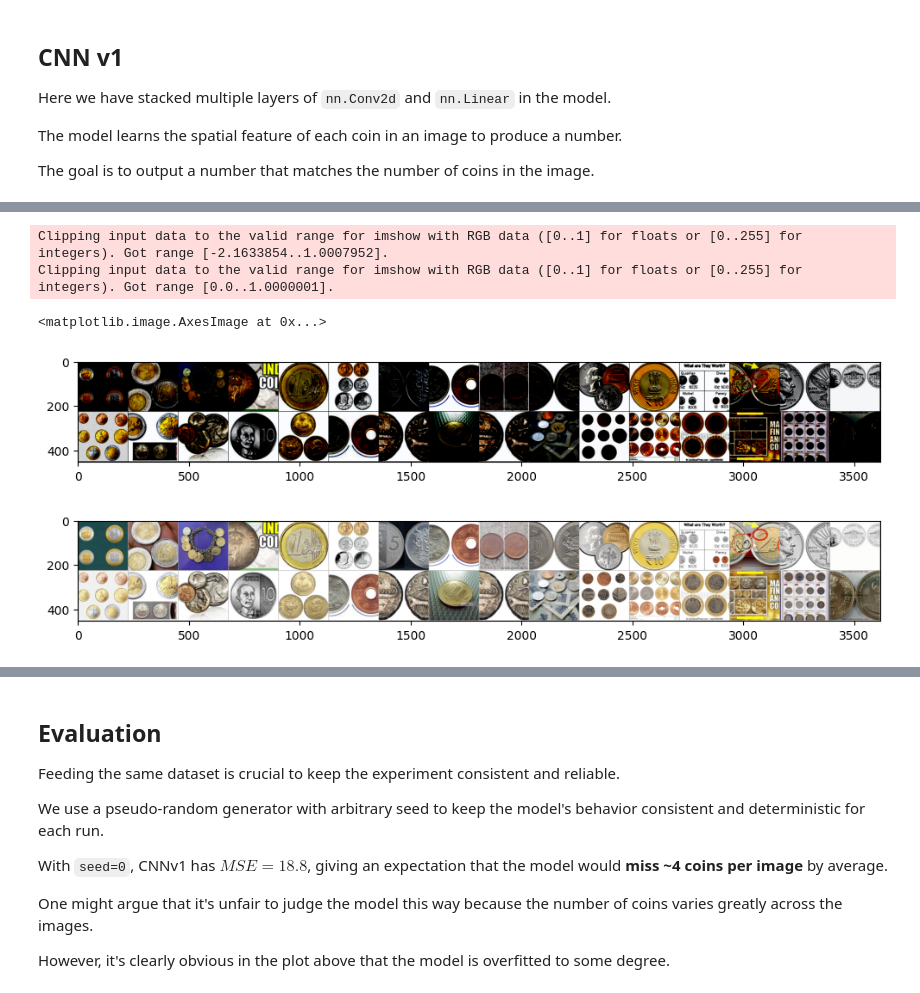
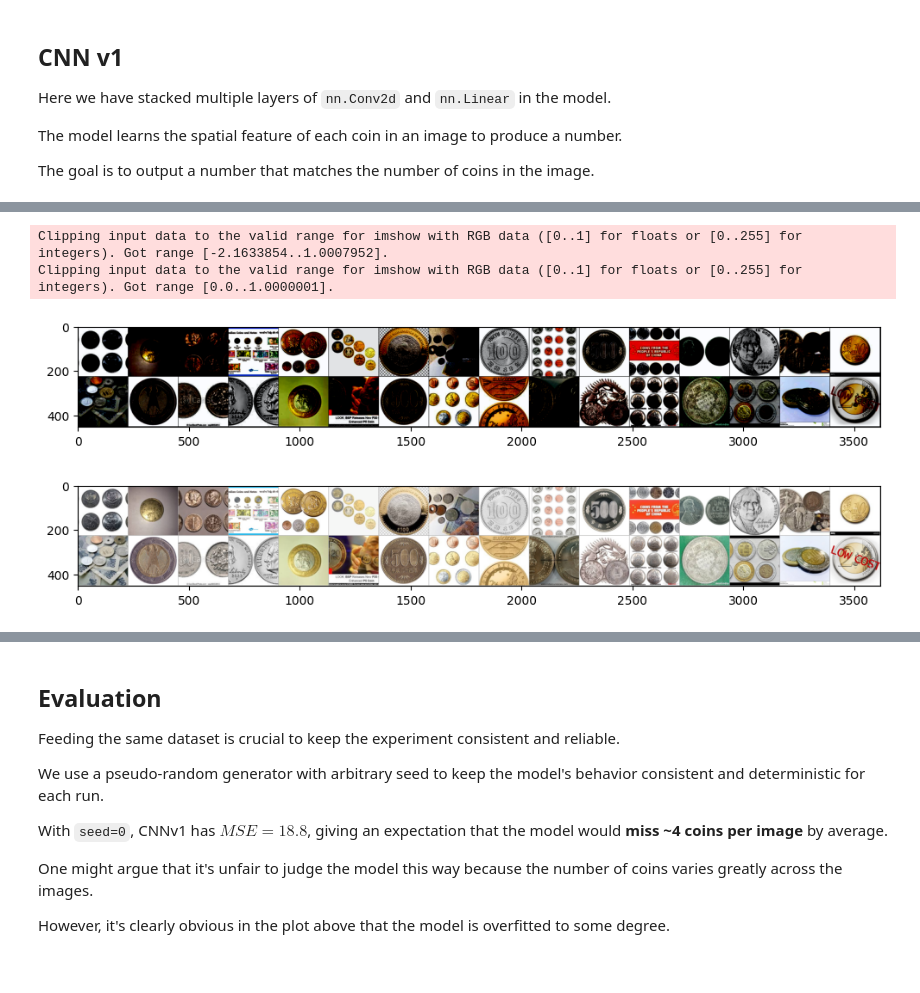
Before and after one commit to LazoYoung/ai-sandbox, a Jupyter notebook: image_convolution.ipynb, the cells around one changed output, grey strips where cells are left out. Cells and saved outputs as stored; diff of their text form; code cells hidden in the pictures.

```diff
--- a/image_convolution.ipynb
+++ b/image_convolution.ipynb
@@ -367,21 +366,3 @@ LOCAL_RANK: 0 - CUDA_VISIBLE_DEVICES: [0]
-# %%
-images, labels = next(iter(datamodule.test_dataloader()))
-im = make_grid(images, nrow=16)
-
-plt.figure(figsize=(12, 12))
-plt.imshow(np.transpose(im.numpy(), (1, 2, 0)))
-
-inv_normalize = transforms.Normalize(mean=-mean / std, std=1 / std)
-im = inv_normalize(im)
-
-plt.figure(figsize=(12, 12))
-plt.imshow(np.transpose(im.numpy(), (1, 2, 0)))
-# %% [output]
-Clipping input data to the valid range for imshow with RGB data ([0..1] for floats or [0..255] for integers). Got range [-2.1633854..1.0007952].
-Clipping input data to the valid range for imshow with RGB data ([0..1] for floats or [0..255] for integers). Got range [0.0..1.0000001].
-<matplotlib.image.AxesImage at 0x...>
-[figure, old version]
-[figure, old version]
 # %%
 import matplotlib.pyplot as plt
 
@@ -412,6 +393,27 @@ def visualize_prediction(model):
     plt.ylim(0, 40)
     plt.grid(True)
     plt.show()
+
+
+def visualize_test_samples(dataloader):
+    images, labels = next(iter(dataloader))
+    im = make_grid(images, nrow=16)
+
+    plt.figure(figsize=(12, 12))
+    plt.imshow(np.transpose(im.numpy(), (1, 2, 0)))
+
+    inv_normalize = transforms.Normalize(mean=-mean / std, std=1 / std)
+    im = inv_normalize(im)
+
+    plt.figure(figsize=(12, 12))
+    plt.imshow(np.transpose(im.numpy(), (1, 2, 0)))
+# %%
+visualize_test_samples(datamodule.test_dataloader())
+# %% [output]
+Clipping input data to the valid range for imshow with RGB data ([0..1] for floats or [0..255] for integers). Got range [-2.1633854..1.0007952].
+Clipping input data to the valid range for imshow with RGB data ([0..1] for floats or [0..255] for integers). Got range [0.0..1.0000001].
+[figure, new version]
+[figure, new version]
 # %%
 visualize_prediction(model)
 # %% [output]
```
Also changed, not shown: parts of 9 cells of this notebook, 10 other files.
